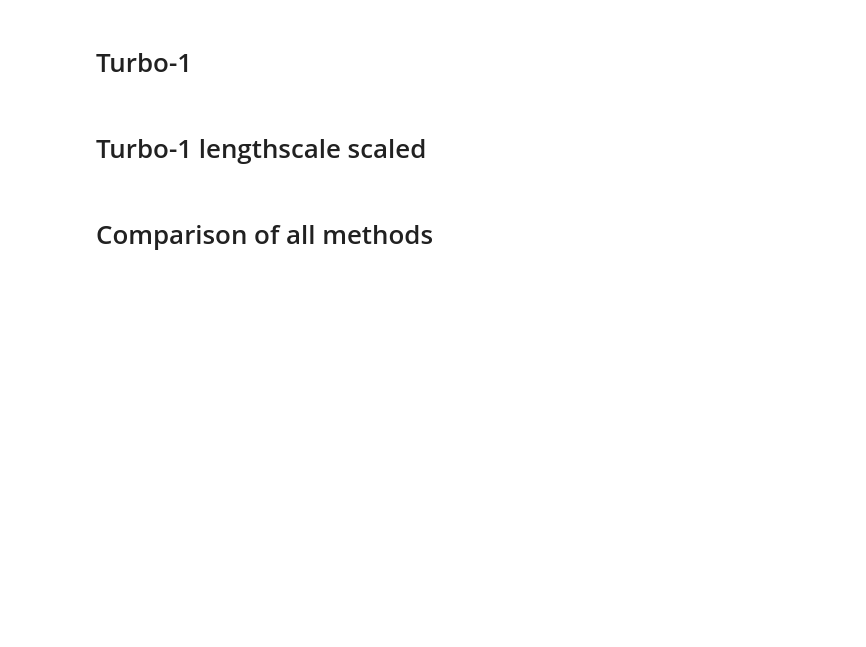
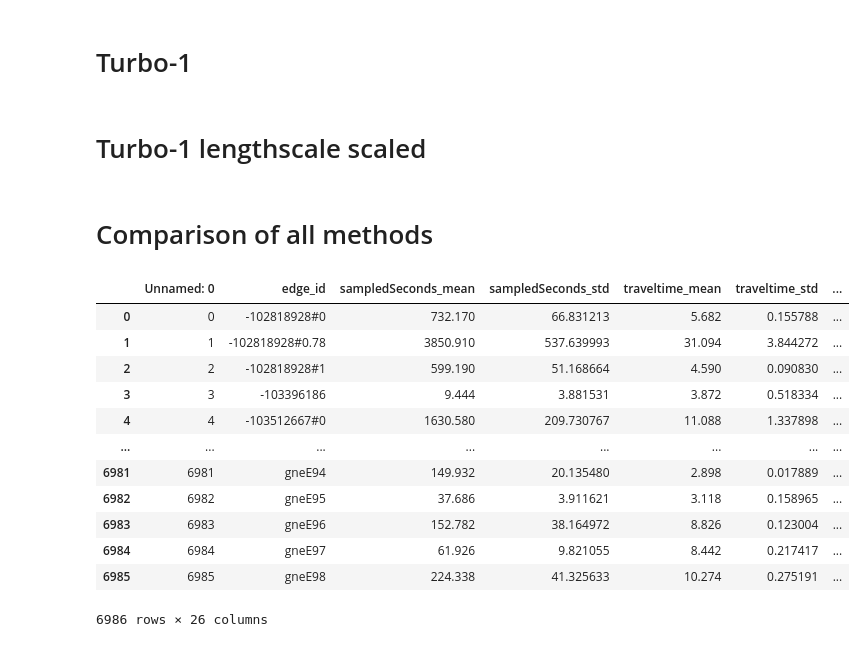
Before and after one commit to soheil-housni/Bayesian-Optimization-for-Traffic-Signal-Green-Time-Calibration, a Jupyter notebook: main.ipynb, the cells around one changed output. Drawn from its saved outputs; the diff is of its cells as text; code cells hidden in the pictures; blank space fills up the shorter version.

```diff
--- a/main.ipynb
+++ b/main.ipynb
@@ -1571,0 +1574,18 @@ gt_sumo_simulator.simulation(epoch_index)
+# %%
+gt_df=pd.read_csv("./gt_data/gt_InTAS.travel_times.csv")
+# %%
+gt_df
+# %% [output]
+|  | Unnamed: 0 | edge_id | sampledSeconds_mean | sampledSeconds_std | traveltime_mean | traveltime_std | ... |
+| 0 | 0 | -102818928#0 | 732.170 | 66.831213 | 5.682 | 0.155788 | ... |
+| 1 | 1 | -102818928#0.78 | 3850.910 | 537.639993 | 31.094 | 3.844272 | ... |
+| 2 | 2 | -102818928#1 | 599.190 | 51.168664 | 4.590 | 0.090830 | ... |
+| 3 | 3 | -103396186 | 9.444 | 3.881531 | 3.872 | 0.518334 | ... |
+| 4 | 4 | -103512667#0 | 1630.580 | 209.730767 | 11.088 | 1.337898 | ... |
+| ... | ... | ... | ... | ... | ... | ... | ... |
+| 6981 | 6981 | gneE94 | 149.932 | 20.135480 | 2.898 | 0.017889 | ... |
+| 6982 | 6982 | gneE95 | 37.686 | 3.911621 | 3.118 | 0.158965 | ... |
+| 6983 | 6983 | gneE96 | 152.782 | 38.164972 | 8.826 | 0.123004 | ... |
+| 6984 | 6984 | gneE97 | 61.926 | 9.821055 | 8.442 | 0.217417 | ... |
+| 6985 | 6985 | gneE98 | 224.338 | 41.325633 | 10.274 | 0.275191 | ... |
+6986 rows × 26 columns
```
Also changed, not shown: parts of 2 cells of this notebook, 1 other file.
